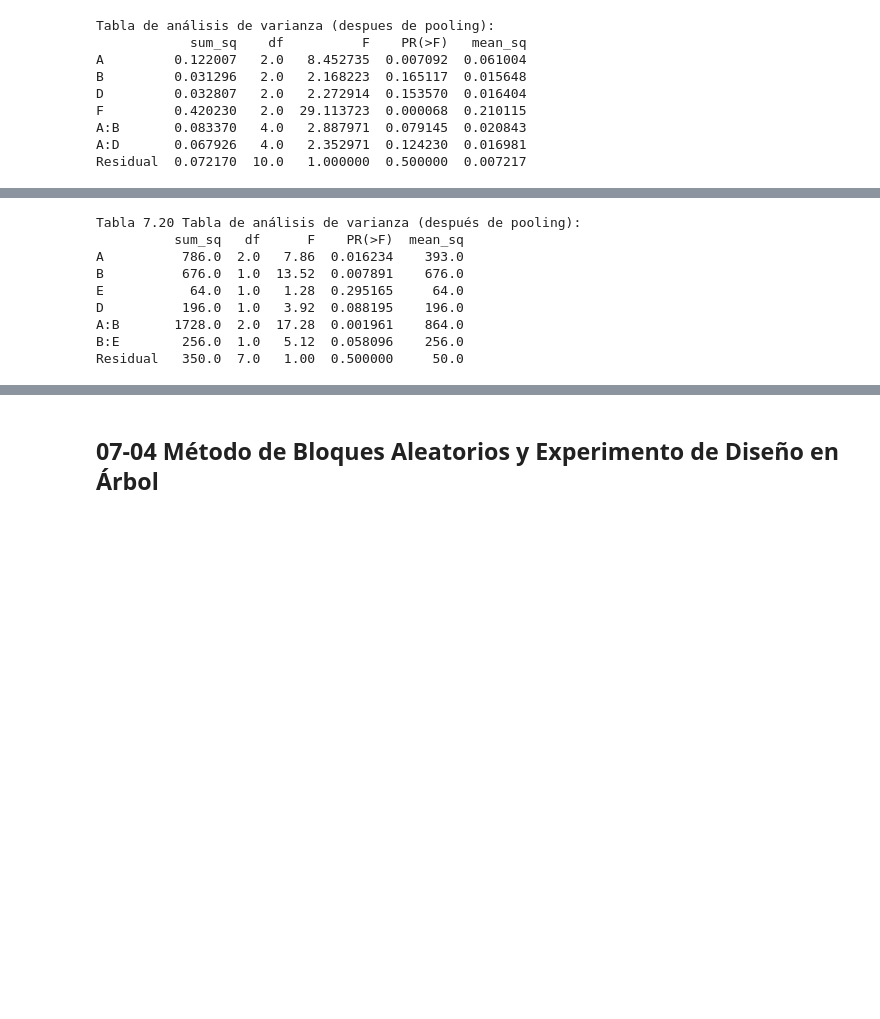
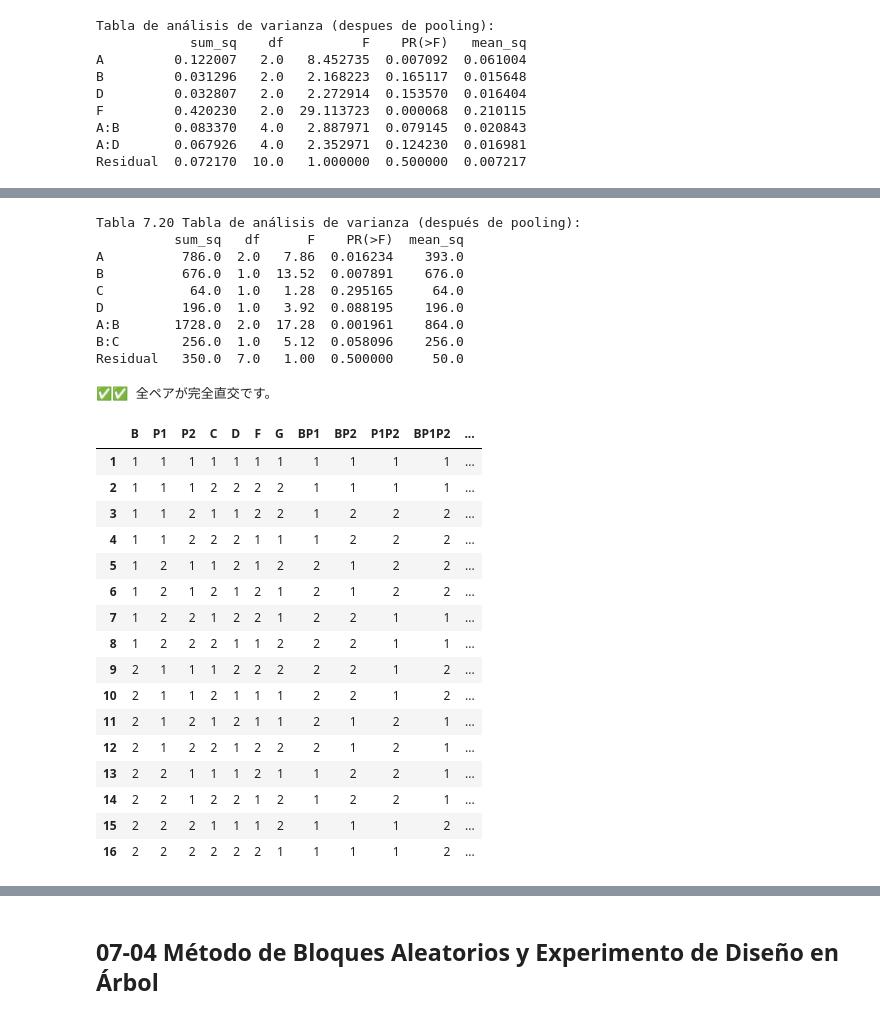
Before and after one commit to HiroshiATakano/QCKentei1, a Jupyter notebook: QCKentei1-7.ipynb, the cells around one changed output, grey strips where cells are left out. Saved outputs shown, nothing was run; the diff lists cells and outputs as text; code cells hidden in the pictures; blank space fills up the shorter version.

```diff
--- a/QCKentei1-7.ipynb
+++ b/QCKentei1-7.ipynb
@@ -577,15 +1099,19 @@ df = df.drop(index=0)
 df = df.drop(df.columns[0], axis=1)
 
 df = df.apply(pd.to_numeric)
+df0 = df.copy()
 # Definir los nombres de los factores
 factors = df.columns.tolist()
 
-df['y'] = [29,17,22,10,29,35,26,28,13,35,46,60,21,13,46,66]
+yy = [29,17,22,10,29,35,26,28,13,35,46,60,21,13,46,66]
+
+df['y'] = yy
+
 data = df.copy()
 
 data = data.T
-data['No'] = ['-','[1]','[8]','[11]','[13]','[15]','-']
-data['Compo'] = ['bc', 'a','d', 'abd', 'acd', 'abcd','-']
+data['No'] = ['-','[1]','[2]','[4]','[8]','[11]','[13]','[15]','-']
+data['Compo'] = ['-', 'a','b','c','d', 'abd', 'acd', 'abcd','-']
 data = data.T
 
 data.to_excel('Data_1/data14.xlsx')
@@ -643,10 +1284,8 @@ B:E        256.0  1.0   4.266667  0.130793
 Residual   180.0  3.0        NaN       NaN
 # %%
-from scipy.stats import f
-
 # Obtener la tabla de análisis de varianza
 anova_table = sm.stats.anova_lm(model, typ=2)
-anova_table = pool(anova_table,['F','G', 'A:E'], 'Residual')
+anova_table = Pooling.pool(anova_table,['F','G', 'A:C'], 'Residual')
 
 # Mostrar los resultados
 print("Tabla 7.20 Tabla de análisis de varianza (después de pooling):")
@@ -656,8 +1295,8 @@ Tabla 7.20 Tabla de análisis de varianza (después de pooling):
           sum_sq   df      F    PR(>F)  mean_sq
 A          786.0  2.0   7.86  0.016234    393.0
 B          676.0  1.0  13.52  0.007891    676.0
-E           64.0  1.0   1.28  0.295165     64.0
+C           64.0  1.0   1.28  0.295165     64.0
 D          196.0  1.0   3.92  0.088195    196.0
 A:B       1728.0  2.0  17.28  0.001961    864.0
-B:E        256.0  1.0   5.12  0.058096    256.0
+B:C        256.0  1.0   5.12  0.058096    256.0
 Residual   350.0  7.0   1.00  0.500000     50.0
@@ -663,0 +1323,56 @@ Residual   350.0  7.0   1.00  0.500000     50.0
+# %%
+# Step 4: 交互作用の定義（XOR演算）
+interactions = {
+    'BP1': ('B', 'P1'), #ab
+    'BP2': ('B', 'P2'), #ac
+    'P1P2': ('P1', 'P2'), #bc
+    'BP1P2': ('BP1', 'P2'), #abc
+    'BC': ('B', 'C'), #ad
+    'P1C': ('P1', 'C'), #bd
+    'P2C': ('P2', 'C'), #cd
+    'P1P2C': ('P1', 'P2C')
+}
+# Step 6: 交互作用列を追加（XOR演算で生成）
+for name, (f1, f2) in interactions.items():
+    df0[name] = ((df0[f1]-1) ^ (df0[f2]-1)) + 1
+# %%
+message = Verify.check_orthogonality(df0)
+print(message)
+# %% [output]
+✅✅ 全ペアが完全直交です。
+# %%
+# 条件マップを辞書で定義
+mapping = {
+    (1, 1): 1,
+    (1, 2): 2,
+    (2, 1): 3,
+    (2, 2): 2
+}
+
+# 関数定義（辞書を使ってマッピング）
+def map_to_A(row):
+    return mapping.get((row['P1'], row['P2']), None)
+# %%
+# 新しい列 'A' を追加
+df0['A'] = df0.apply(map_to_A, axis=1)
+df0 = df0.astype('category')
+df0['y'] = df['y'].astype(float)
+df0
+# %% [output]
+|  | B | P1 | P2 | C | D | F | G | BP1 | BP2 | P1P2 | BP1P2 | ... |
+| 1 | 1 | 1 | 1 | 1 | 1 | 1 | 1 | 1 | 1 | 1 | 1 | ... |
+| 2 | 1 | 1 | 1 | 2 | 2 | 2 | 2 | 1 | 1 | 1 | 1 | ... |
+| 3 | 1 | 1 | 2 | 1 | 1 | 2 | 2 | 1 | 2 | 2 | 2 | ... |
+| 4 | 1 | 1 | 2 | 2 | 2 | 1 | 1 | 1 | 2 | 2 | 2 | ... |
+| 5 | 1 | 2 | 1 | 1 | 2 | 1 | 2 | 2 | 1 | 2 | 2 | ... |
+| 6 | 1 | 2 | 1 | 2 | 1 | 2 | 1 | 2 | 1 | 2 | 2 | ... |
+| 7 | 1 | 2 | 2 | 1 | 2 | 2 | 1 | 2 | 2 | 1 | 1 | ... |
+| 8 | 1 | 2 | 2 | 2 | 1 | 1 | 2 | 2 | 2 | 1 | 1 | ... |
+| 9 | 2 | 1 | 1 | 1 | 2 | 2 | 2 | 2 | 2 | 1 | 2 | ... |
+| 10 | 2 | 1 | 1 | 2 | 1 | 1 | 1 | 2 | 2 | 1 | 2 | ... |
+| 11 | 2 | 1 | 2 | 1 | 2 | 1 | 1 | 2 | 1 | 2 | 1 | ... |
+| 12 | 2 | 1 | 2 | 2 | 1 | 2 | 2 | 2 | 1 | 2 | 1 | ... |
+| 13 | 2 | 2 | 1 | 1 | 1 | 2 | 1 | 1 | 2 | 2 | 1 | ... |
+| 14 | 2 | 2 | 1 | 2 | 2 | 1 | 2 | 1 | 2 | 2 | 1 | ... |
+| 15 | 2 | 2 | 2 | 1 | 1 | 1 | 2 | 1 | 1 | 1 | 2 | ... |
+| 16 | 2 | 2 | 2 | 2 | 2 | 2 | 1 | 1 | 1 | 1 | 2 | ... |
```
Also changed, not shown: parts of 144 cells of this notebook, 4 other files.
